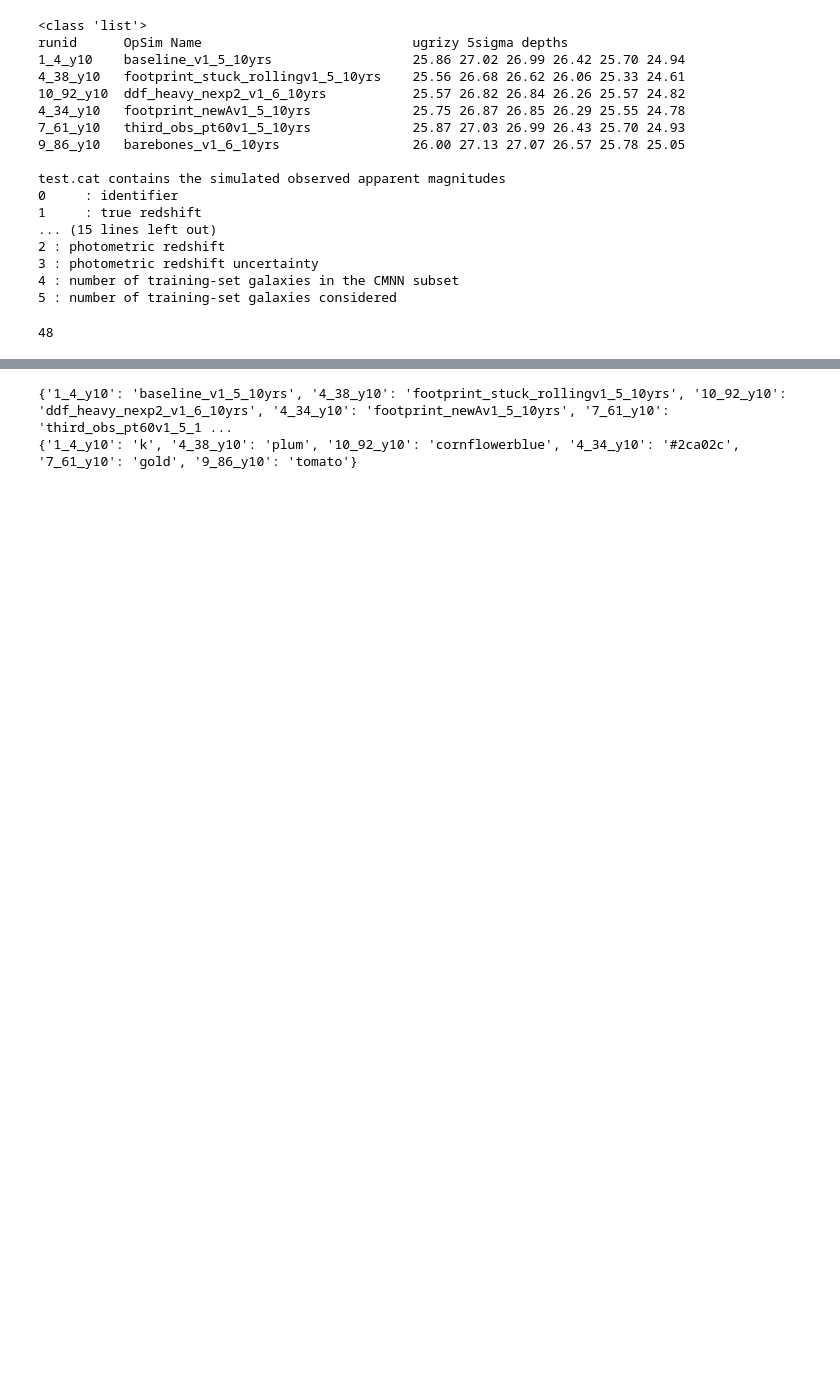
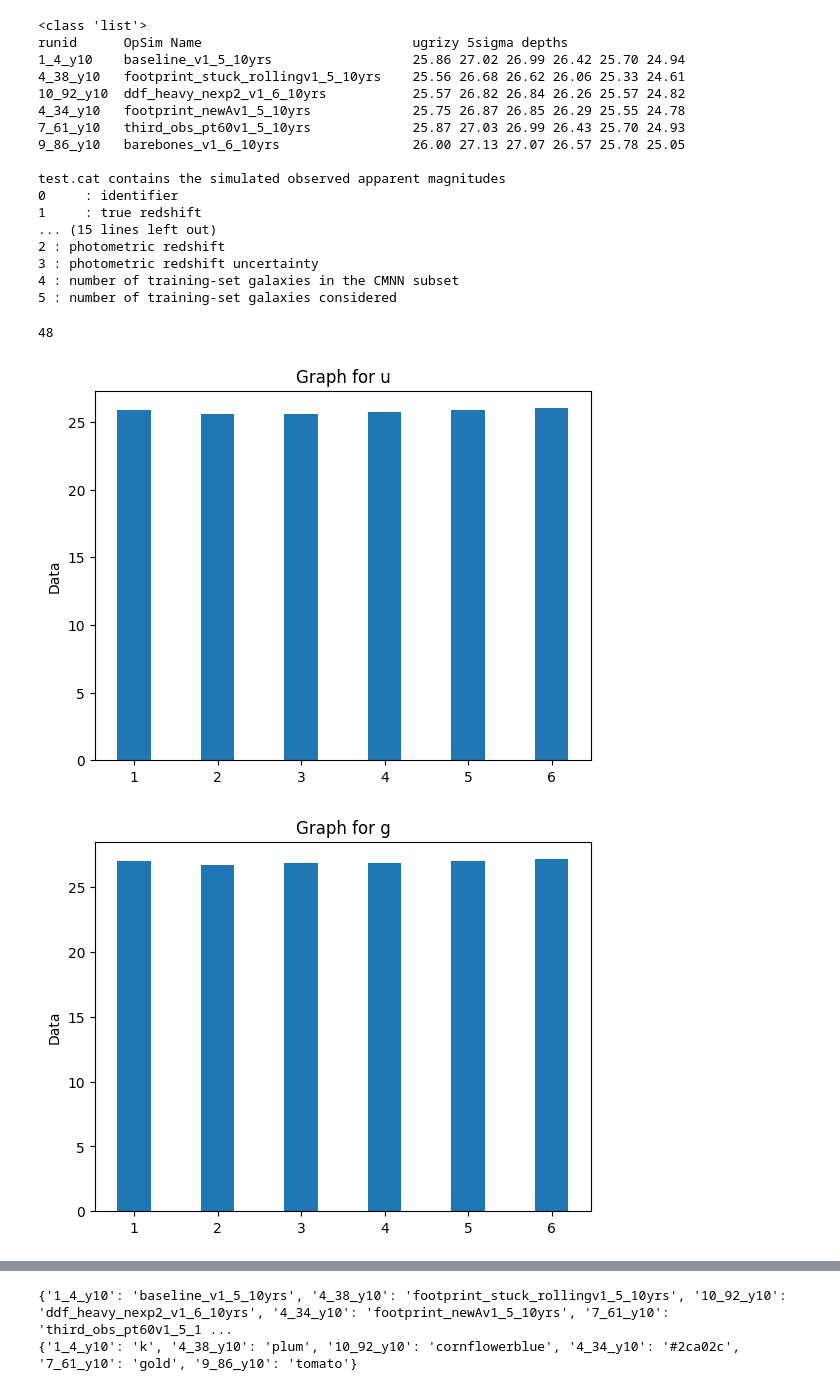
Before and after one commit to Rachel-0420/TLM-Continuous-Data, a Jupyter notebook: Example_TLM.ipynb, the cells around one changed output, grey strips where cells are left out. Drawn from its saved outputs; the diff is of its cells as text; code cells hidden in the pictures; blank space fills up the shorter version.

Commit message:
added bar graphs

```diff
--- a/Example_TLM.ipynb
+++ b/Example_TLM.ipynb
@@ -120,3 +120,20 @@ for ind in range(len(data_i)):
 data_filtersWithRounded = data_filters + [data_i]
 # %% [output]
 48
+# %%
+# Bar Graph for all filters
+
+filters = ['u', 'g', 'r', 'i', 'z', 'y']
+matching = {'u':data_filters[0], 'g':data_filters[1], 'r':data_filters[2], 'i':data_filters[3], 'z':data_filters[4], 'y':data_filters[5]}
+for ind in range(len(filters)):
+  current_filter = filters[ind]
+  x = matching.get(current_filter)
+  y = [1,2,3,4,5,6]
+  plt.ylabel('Trial')
+  plt.ylabel('Data')
+  plt.title("Graph for " + current_filter)
+  plt.bar(y, x, width=0.4)
+  plt.show()
+# %% [output]
+[figure, added]
+[figure, added]
```
Also changed, not shown: parts of 3 cells of this notebook.
